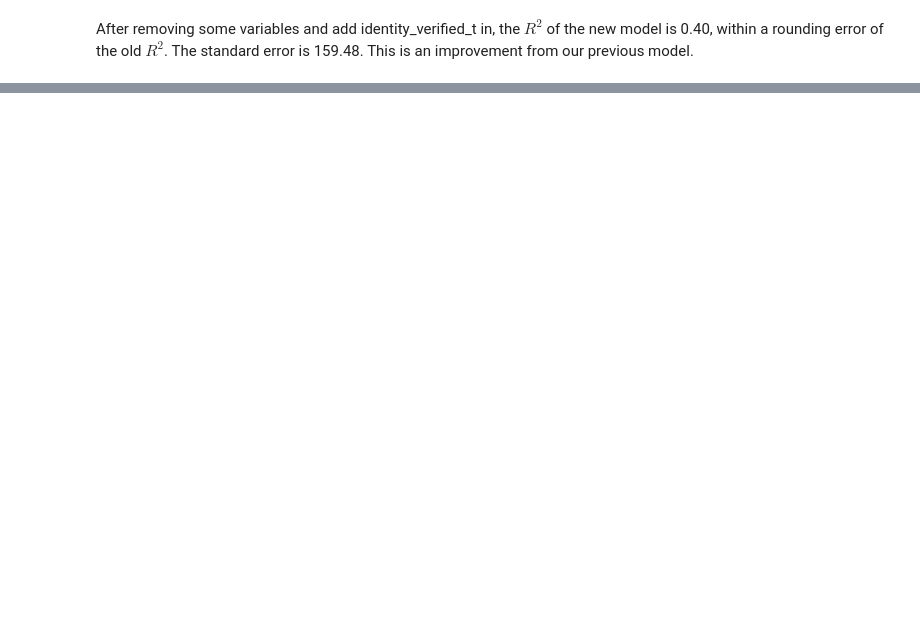
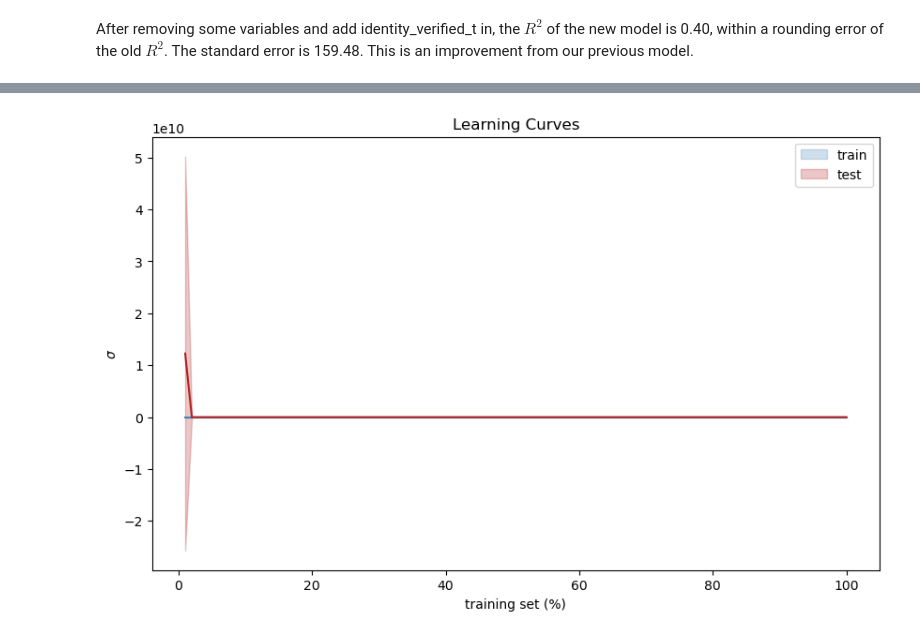
Before and after one commit to ayee6/JHUDataScienceGroup9, a Jupyter notebook: regression.ipynb, the cells around one changed output, grey strips where cells are left out. Drawn from its saved outputs; the diff is of its cells as text; code cells hidden in the pictures; blank space fills up the shorter version.

Commit message:
add model eval and learning curve

```diff
--- a/regression.ipynb
+++ b/regression.ipynb
@@ -14,7 +16,7 @@ import warnings
 warnings.filterwarnings('ignore')
 # %%
 # Connect to airbnb database
-connection = sqlite3.connect('C:/Users/vvu/Documents/vvu/DataScience/Problem Set 6/airbnb.db')
+connection = sqlite3.connect('airbnb.db')
 # %%
 # Query the listings table in airbnb.db and convert the listings table to dataframe
 vwListings = pd.read_sql('SELECT * FROM most_recent_listings', connection)
@@ -482,0 +550,6 @@ After removing some variables and add identity_verified_t in, the $R^2$ of the n
+# %%
+def data_collection():
+    result = dict()
+    result[ "train"] = defaultdict( list)
+    result[ "test"] = defaultdict( list)
+    return result
@@ -482,0 +613,39 @@ After removing some variables and add identity_verified_t in, the $R^2$ of the n
+# %%
+def plot_learning_curves( results, metric, zoom=False):
+    figure = plt.figure(figsize=(10,6))
+
+    axes = figure.add_subplot(1, 1, 1)
+
+    xs, train_lower, train_mean, train_upper = results_to_curves( "train", results)
+    _, test_lower, test_mean, test_upper = results_to_curves( "test", results)
+
+    axes.plot( xs, train_mean, color="steelblue")
+    axes.fill_between( xs, train_upper, train_lower, color="steelblue", alpha=0.25, label="train")
+    axes.plot( xs, test_mean, color="firebrick")
+    axes.fill_between( xs, test_upper, test_lower, color="firebrick", alpha=0.25, label="test")
+    axes.legend()
+    axes.set_xlabel( "training set (%)")
+    axes.set_ylabel( metric)
+    axes.set_title("Learning Curves")
+
+    if zoom:
+        y_lower = int( 0.9 * np.amin([train_lower[-1], test_lower[-1]]))
+        y_upper = int( 1.1 * np.amax([train_upper[-1], test_upper[-1]]))
+        axes.set_ylim((y_lower, y_upper))
+
+    plt.show()
+    plt.close()
+#
+# %%
+formula = "price ~ beds_sq + bedrooms_sq + bathroom_numbers_sq + log_minimum_nights + accommodates \
+        + entire_home_apt_sq + hotel_room + private_room + response_time_within_a_day + instant_bookable_t \
+        + number_of_reviews + review_scores_rating_sq + review_scores_cleanliness_sq + identity_verified_t \
+        + review_scores_accuracy + host_response_rate_sq + host_acceptance_rate_sq \
+        + review_scores_location_sq + log_days_since_last_review + superhost_t \
+        + distance_white_house + distance_capitol + distance_nationals_park + distance_library_congress\
+        + distance_railway + distance_national_zoo + distance_smithsonian + distance_mcpherson"
+result = learning_curves(models.linear_regression, formula, vwListings, lambda r: r["sigma"])
+# %%
+plot_learning_curves(result, r"$\sigma$")
+# %% [output]
+[figure, added]
```
Also changed, not shown: parts of 27 cells of this notebook.
